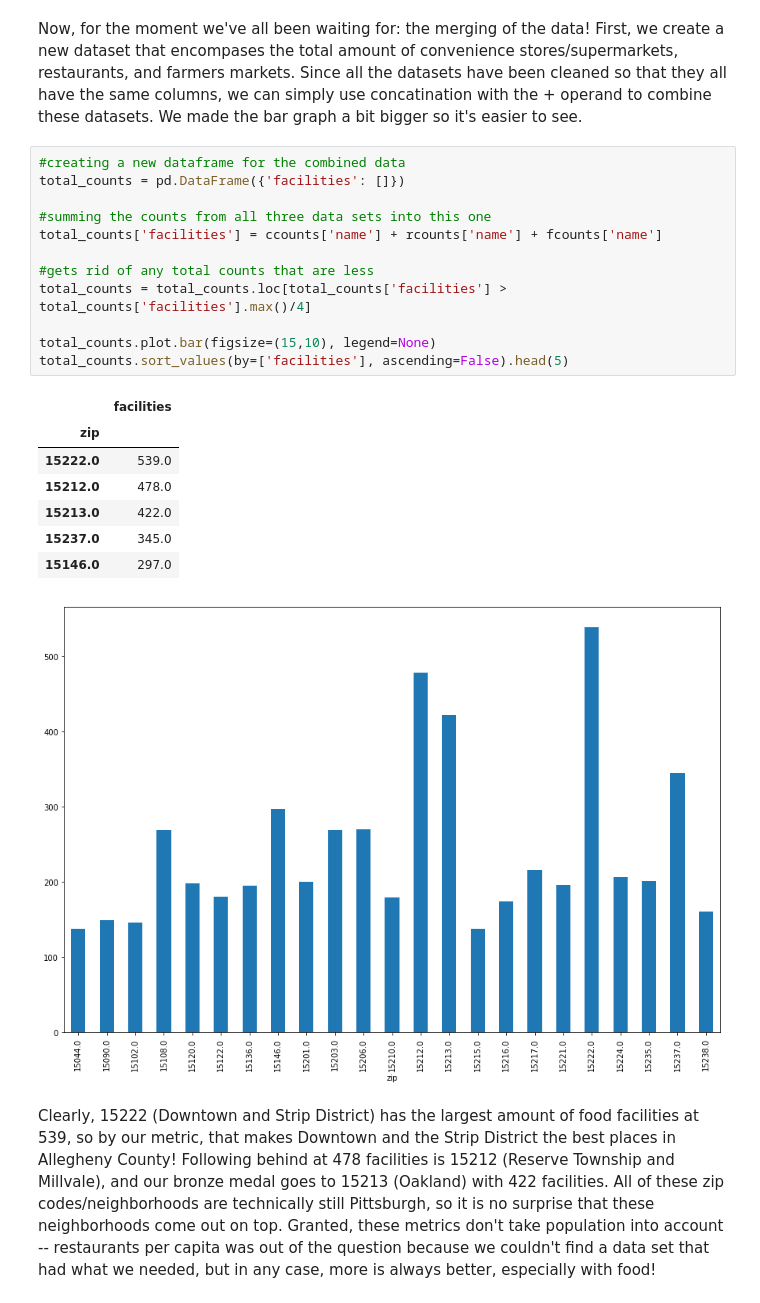
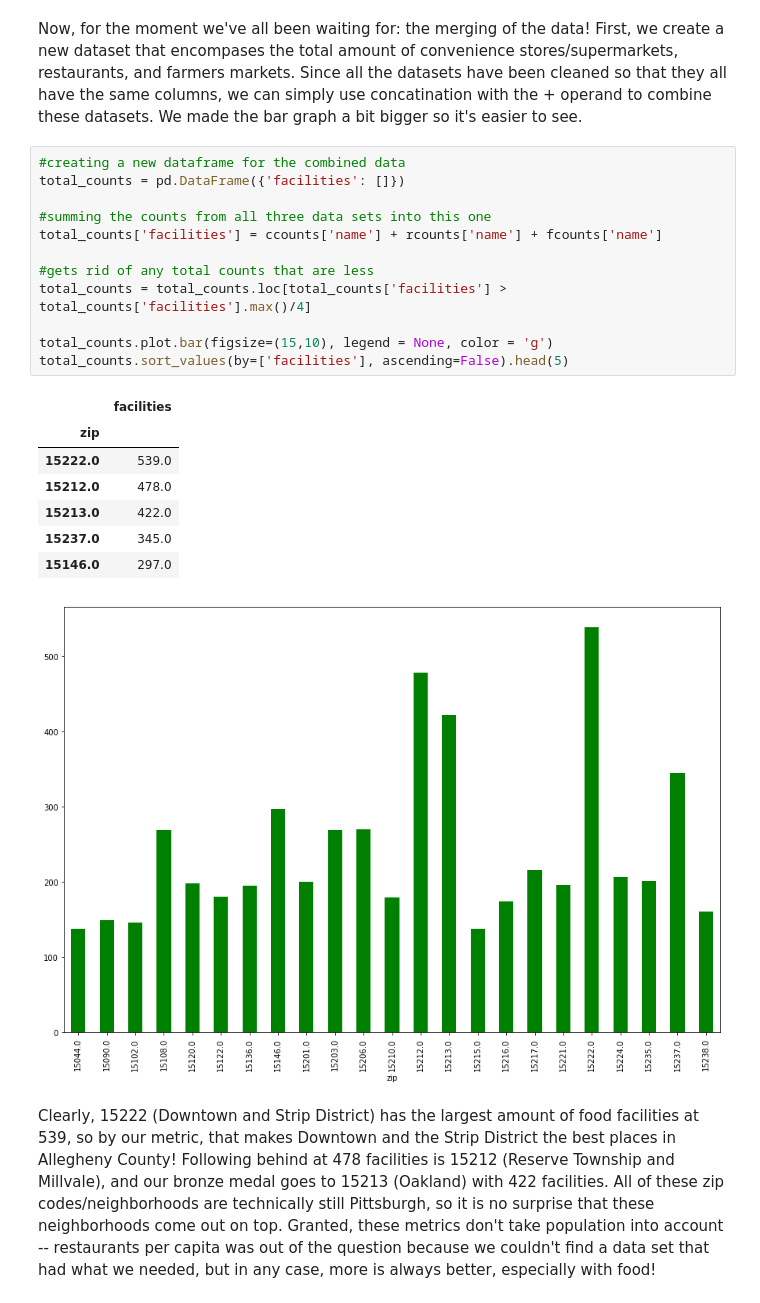
Before and after one commit to rojtas/cmpinf0010-final-project, a Jupyter notebook: WorkingNotebook.ipynb, the cells around one changed output. Saved outputs shown, nothing was run; the diff lists cells and outputs as text.

```diff
--- a/WorkingNotebook.ipynb
+++ b/WorkingNotebook.ipynb
@@ -136,24 +136,24 @@ Now, for the moment we've all been waiting for: the merging of the data! First,
 # %%
 #creating a new dataframe for the combined data
 total_counts = pd.DataFrame({'facilities': []})
 
 #summing the counts from all three data sets into this one
 total_counts['facilities'] = ccounts['name'] + rcounts['name'] + fcounts['name']
 
 #gets rid of any total counts that are less
 total_counts = total_counts.loc[total_counts['facilities'] > total_counts['facilities'].max()/4]
 
-total_counts.plot.bar(figsize=(15,10), legend=None)
+total_counts.plot.bar(figsize=(15,10), legend = None, color = 'g')
 total_counts.sort_values(by=['facilities'], ascending=False).head(5)
 # %% [output]
 |  | facilities |
 | zip |  |
 | 15222.0 | 539.0 |
 | 15212.0 | 478.0 |
 | 15213.0 | 422.0 |
 | 15237.0 | 345.0 |
 | 15146.0 | 297.0 |
-[figure, old version]
+[figure, new version]
 # %% [markdown]
 Clearly, 15222 (Downtown and Strip District) has the largest amount of food facilities at 539, so by our metric, that makes Downtown and the Strip District the best places in Allegheny County! Following behind at 478 facilities is 15212 (Reserve Township and Millvale), and our bronze medal goes to 15213 (Oakland) with 422 facilities. All of these zip codes/neighborhoods are technically still Pittsburgh, so it is no surprise that these neighborhoods come out on top. Granted, these metrics don't take population into account -- restaurants per capita was out of the question because we couldn't find a data set that had what we needed, but in any case, more is always better, especially with food!
 # %% [markdown]
```
Also changed, not shown: parts of 4 cells of this notebook.
